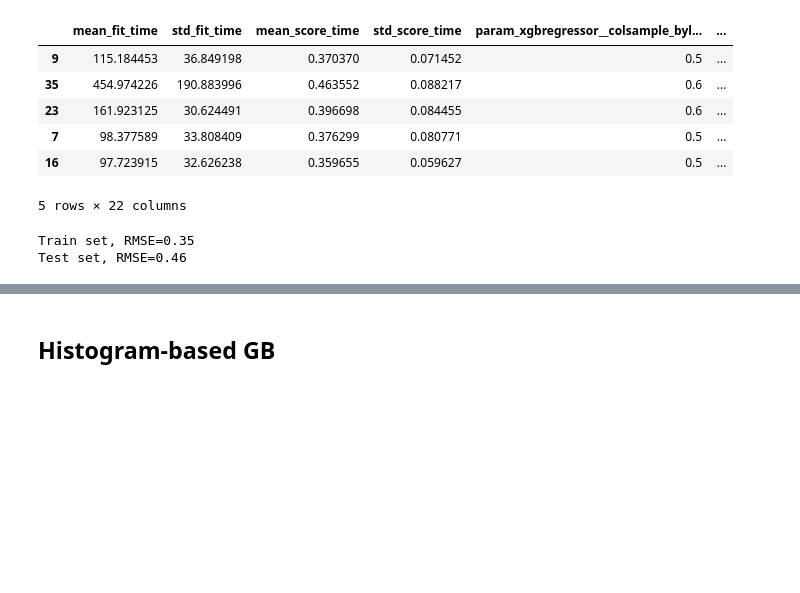
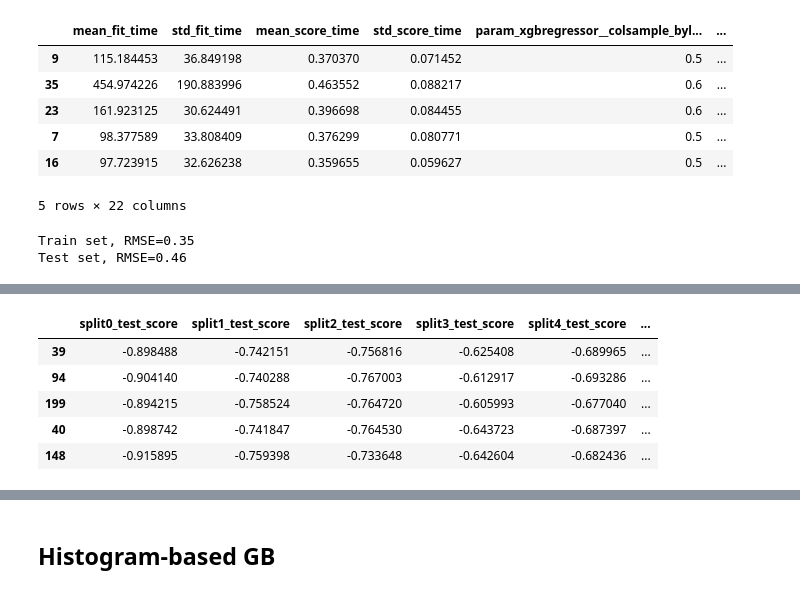
Before and after one commit to stlbnmaria/PythonForDS_Project, a Jupyter notebook: modeling/tree_models/tree_models.ipynb, the cells around one changed output, grey strips where cells are left out. Saved outputs shown, nothing was run; the diff lists cells and outputs as text; code cells hidden in the pictures; blank space fills up the shorter version.

```diff
--- a/modeling/tree_models/tree_models.ipynb
+++ b/modeling/tree_models/tree_models.ipynb
@@ -543,0 +516,16 @@ Test set, RMSE=0.46
+# %%
+cv_results = pd.read_csv(
+    os.path.join(path_tuning, "20221119_2340_tuning_xgb_cv_results.csv")
+)
+tuning_xgb = load(
+    os.path.join(path_tuning, "20221119_2340_tuning_xgb_best_estimator.pkl")
+)
+# %%
+cv_results.sort_values(by="rank_test_score").iloc[:5, 14:24]
+# %% [output]
+|  | split0_test_score | split1_test_score | split2_test_score | split3_test_score | split4_test_score | ... |
+| 39 | -0.898488 | -0.742151 | -0.756816 | -0.625408 | -0.689965 | ... |
+| 94 | -0.904140 | -0.740288 | -0.767003 | -0.612917 | -0.693286 | ... |
+| 199 | -0.894215 | -0.758524 | -0.764720 | -0.605993 | -0.677040 | ... |
+| 40 | -0.898742 | -0.741847 | -0.764530 | -0.643723 | -0.687397 | ... |
+| 148 | -0.915895 | -0.759398 | -0.733648 | -0.642604 | -0.682436 | ... |
```
Also changed, not shown: parts of 13 cells of this notebook, 2 other files.
